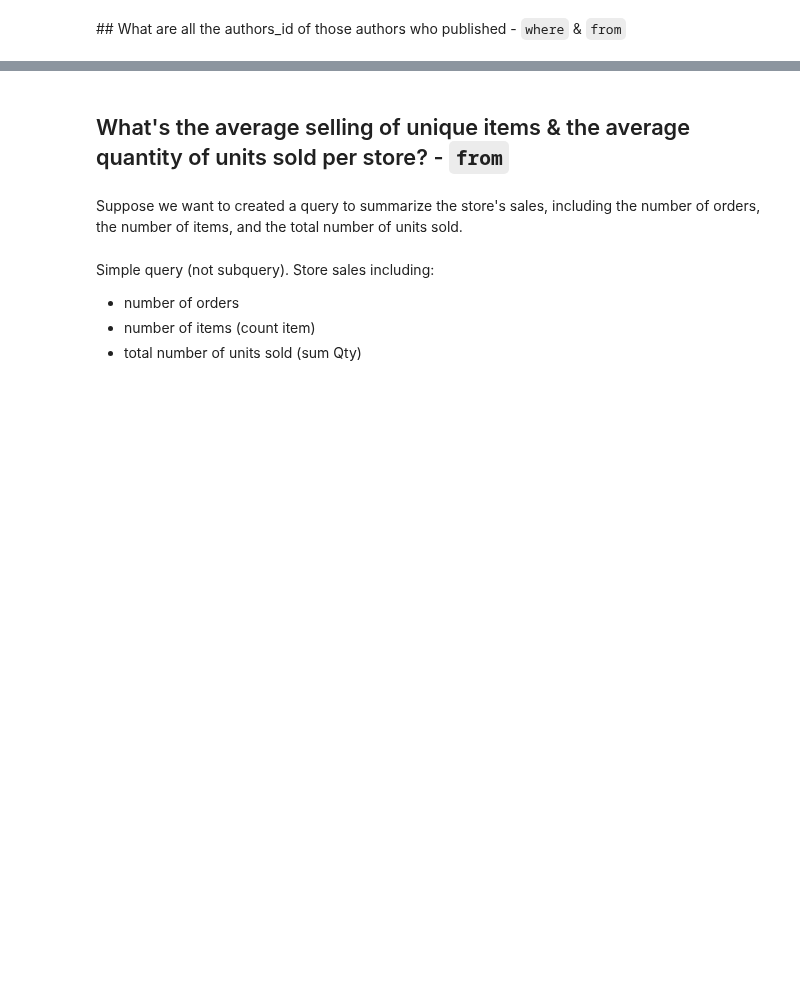
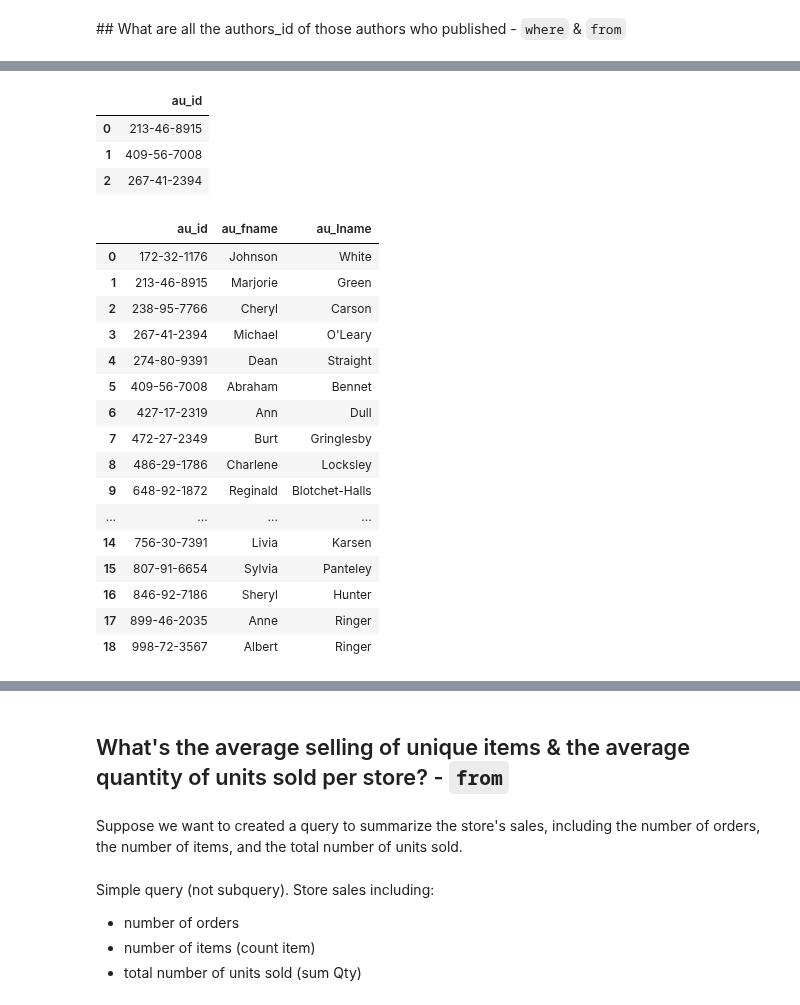
Before and after one commit to Ironhack-data-bcn-oct-2022/lectures, a Jupyter notebook: week-4/02-SQL & SQL through python.ipynb, the cells around one changed output, grey strips where cells are left out. Saved outputs shown, nothing was run; the diff lists cells and outputs as text; code cells hidden in the pictures; blank space fills up the shorter version.

```diff
--- a/week-4/02-SQL & SQL through python.ipynb
+++ b/week-4/02-SQL & SQL through python.ipynb
@@ -47,3 +177,38 @@ Subqueries are nested queries within other queries. A subquery returns results t
 ## What are all the authors_id of those authors who published - `where` & `from`
 # %% [markdown]
 ![image.png](attachment:image.png)
+# %%
+pd.read_sql_query("""
+SELECT au_id
+FROM titleauthor
+""", engine).head(3)
+# %% [output]
+|  | au_id |
+| 0 | 213-46-8915 |
+| 1 | 409-56-7008 |
+| 2 | 267-41-2394 |
+# %%
+pd.read_sql_query("""
+SELECT au_id, au_fname, au_lname
+FROM authors
+WHERE au_id IN (SELECT au_id
+    FROM titleauthor)
+""", engine)
+# %% [output]
+|  | au_id | au_fname | au_lname |
+| 0 | 172-32-1176 | Johnson | White |
+| 1 | 213-46-8915 | Marjorie | Green |
+| 2 | 238-95-7766 | Cheryl | Carson |
+| 3 | 267-41-2394 | Michael | O'Leary |
+| 4 | 274-80-9391 | Dean | Straight |
+| 5 | 409-56-7008 | Abraham | Bennet |
+| 6 | 427-17-2319 | Ann | Dull |
+| 7 | 472-27-2349 | Burt | Gringlesby |
+| 8 | 486-29-1786 | Charlene | Locksley |
+| 9 | 648-92-1872 | Reginald | Blotchet-Halls |
+| ... | ... | ... | ... |
+| 14 | 756-30-7391 | Livia | Karsen |
+| 15 | 807-91-6654 | Sylvia | Panteley |
+| 16 | 846-92-7186 | Sheryl | Hunter |
+| 17 | 899-46-2035 | Anne | Ringer |
+| 18 | 998-72-3567 | Albert | Ringer |
```
Also changed, not shown: parts of 24 cells of this notebook.
